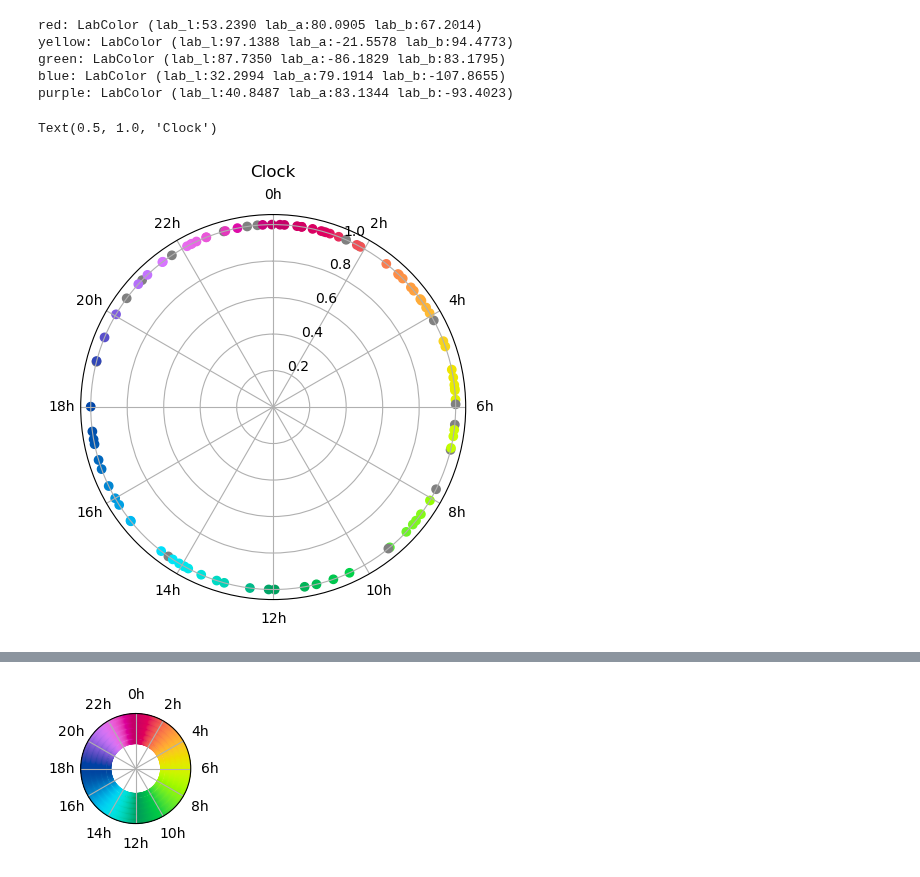
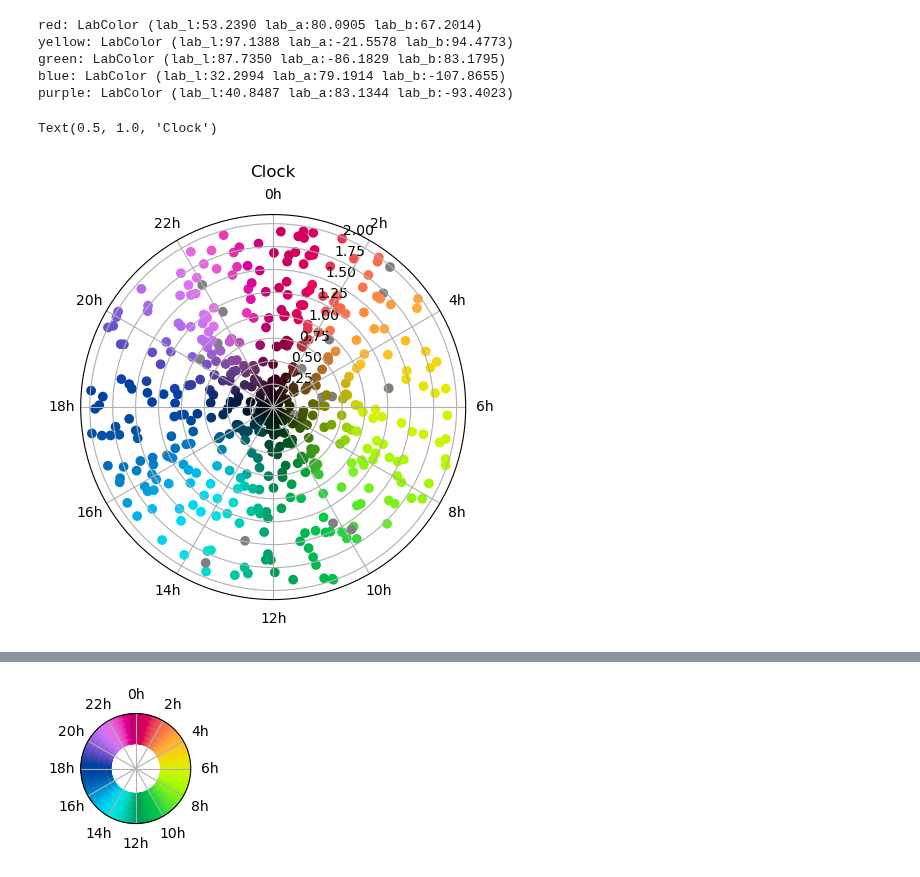
Before and after one commit to jmbreda/PROseq, a Jupyter notebook: notebooks/Fun_with_colors.ipynb, the cells around one changed output, grey strips where cells are left out. Drawn from its saved outputs; the diff is of its cells as text; code cells hidden in the pictures.

```diff
--- a/notebooks/Fun_with_colors.ipynb
+++ b/notebooks/Fun_with_colors.ipynb
@@ -135,7 +139,7 @@ for c, color in enumerate(COLORS):
     ax.yaxis.set_visible(False)
 
     ax.set_xticks(np.linspace(0,2*np.pi,13)[:-1],[f'{t}h' for t in np.linspace(0,24,13)[:-1].astype(int)])
-    #ax.set_theta_zero_location("N")  # theta=0 at the top
+    ax.set_theta_zero_location("N")  # theta=0 at the top
     #ax.set_theta_direction(-1)  # theta increasing clockwise
 
     ax.set_title(['HSV','Lab','LCHuv','Luv'][c])
@@ -193,8 +197,8 @@ for c, color in enumerate(COLORS):
     ax.yaxis.set_visible(False)
 
     ax.set_xticks(np.linspace(0,2*np.pi,13)[:-1],[f'{t}h' for t in np.linspace(0,24,13)[:-1].astype(int)])
-    #ax.set_theta_zero_location("N")  # theta=0 at the top
-    #ax.set_theta_direction(-1)  # theta increasing clockwise
+    ax.set_theta_zero_location("N")  # theta=0 at the top
+    ax.set_theta_direction(-1)  # theta increasing clockwise
 
     ax.set_title(tit[c])
 # %% [output]
@@ -213,30 +217,34 @@ green: LabColor (lab_l:87.7350 lab_a:-86.1829 lab_b:83.1795)
 blue: LabColor (lab_l:32.2994 lab_a:79.1914 lab_b:-107.8655)
 purple: LabColor (lab_l:40.8487 lab_a:83.1344 lab_b:-93.4023)
 # %%
-N = 100
+# Random placement
+
+N = 500
 
 id = np.arange(N)
 phase = np.random.uniform(0,2*np.pi,N)
-color = p2lc(phase)
+amp = np.random.uniform(0,2,N)
+color = p2lc(phase,amp,1)
 idx_grey = np.random.randint(0,N,20)
 color[idx_grey] = np.ones(3)*0.5
 rgb = [','.join(c) for c in (255*color).astype(int).astype(str)]
 
-df = pd.DataFrame({'id':id,'phase':phase,'color':rgb})
+
+df = pd.DataFrame({'id':id,'phase':phase,'amp':amp,'color':rgb})
 
 fig, ax = plt.subplots(1,1,figsize=(5,5),subplot_kw=dict(projection='polar'))
 
 r = np.ones(N)
-ax.scatter(x=df.phase,y=r,color=color)
+ax.scatter(x=df.phase,y=df.amp,color=color)
 
 ax.set_xticks(np.linspace(0,2*np.pi,12,endpoint=False) )
 ax.set_xticklabels([f'{t}h' for t in np.arange(0,24,2)])
 
 ax.set_theta_zero_location("N")  # theta=0 at the top
 ax.set_theta_direction(-1)  # theta increasing clockwise
 # ---- mod here ---- #
 
 ax.set_title("Clock", va='bottom')
 # %% [output]
 Text(0.5, 1.0, 'Clock')
-[figure, old version]
+[figure, new version]
```
Also changed, not shown: parts of 11 cells of this notebook, 18 other files.
